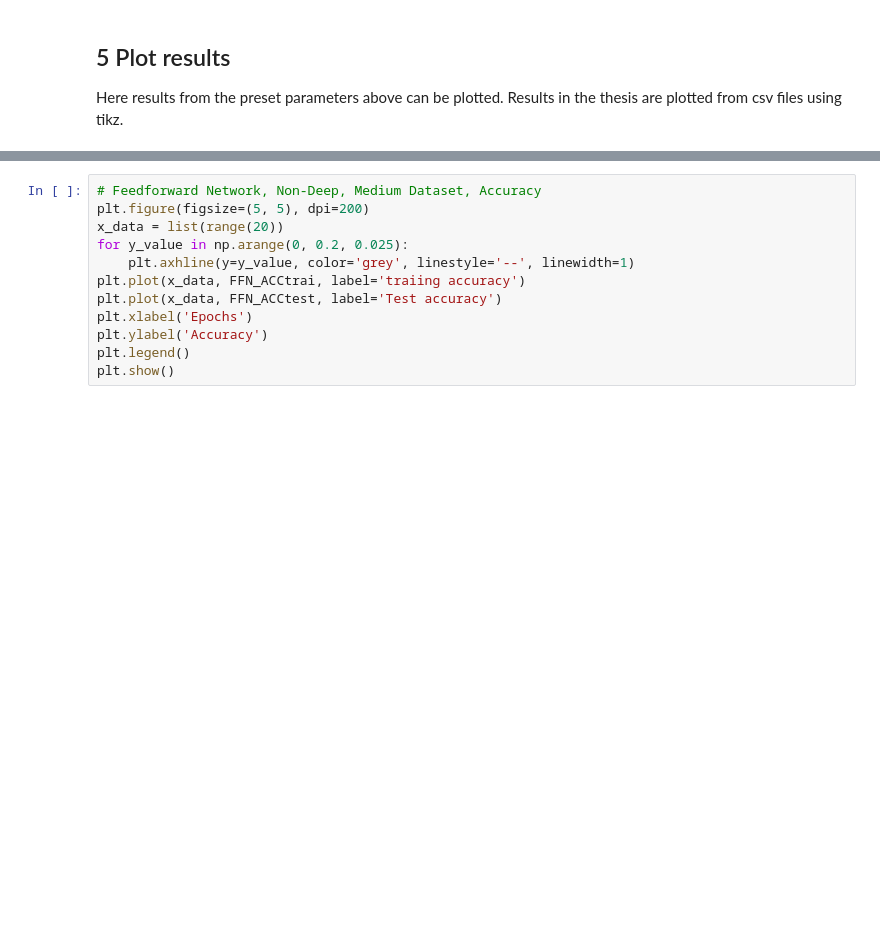
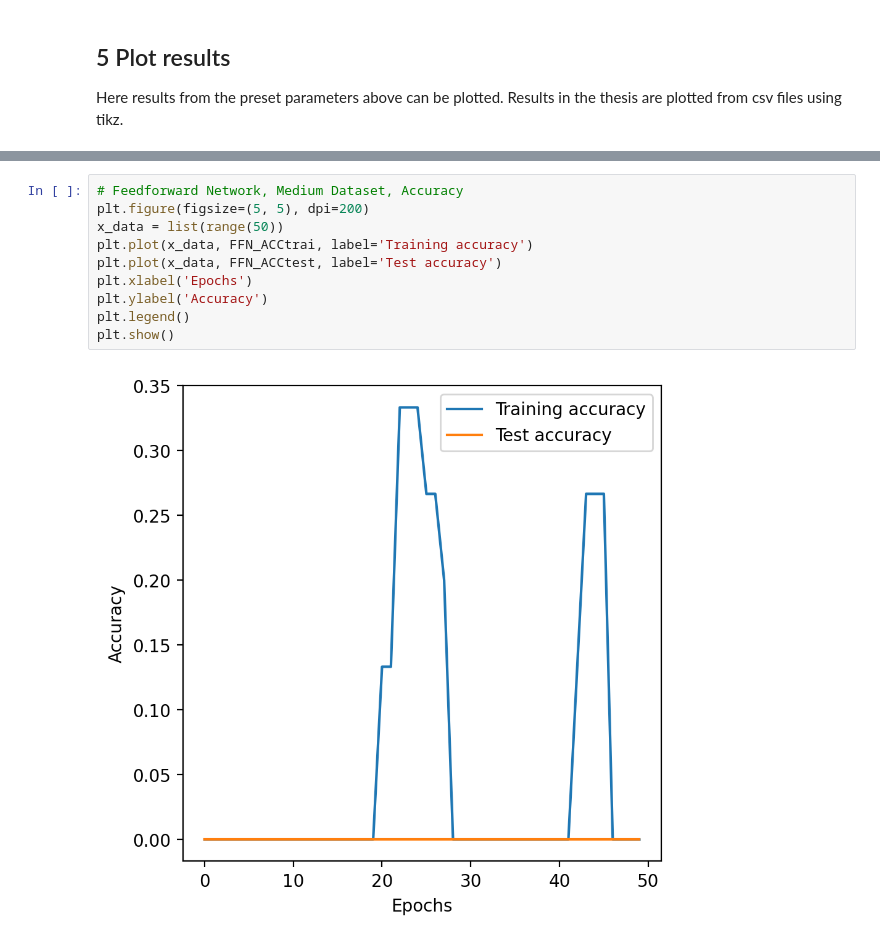
Before and after one commit to stereifberger/master-s-thesis-finished, a Jupyter notebook: implementation.ipynb, the cells around one changed output, grey strips where cells are left out. Drawn from its saved outputs; the diff is of its cells as text; blank space fills up the shorter version.

```diff
--- a/implementation.ipynb
+++ b/implementation.ipynb
@@ -215,12 +320,12 @@ plt.show()
 # %%
-# Feedforward Network, Non-Deep, Medium Dataset, Accuracy
+# Feedforward Network, Medium Dataset, Accuracy
 plt.figure(figsize=(5, 5), dpi=200)
-x_data = list(range(20))
-for y_value in np.arange(0, 0.2, 0.025):
-    plt.axhline(y=y_value, color='grey', linestyle='--', linewidth=1)
-plt.plot(x_data, FFN_ACCtrai, label='traiing accuracy')
+x_data = list(range(50))
+plt.plot(x_data, FFN_ACCtrai, label='Training accuracy')
 plt.plot(x_data, FFN_ACCtest, label='Test accuracy')
 plt.xlabel('Epochs')
 plt.ylabel('Accuracy')
 plt.legend()
 plt.show()
+# %% [output]
+[figure, added]
```
Also changed, not shown: parts of 26 cells of this notebook, 7 other files.
